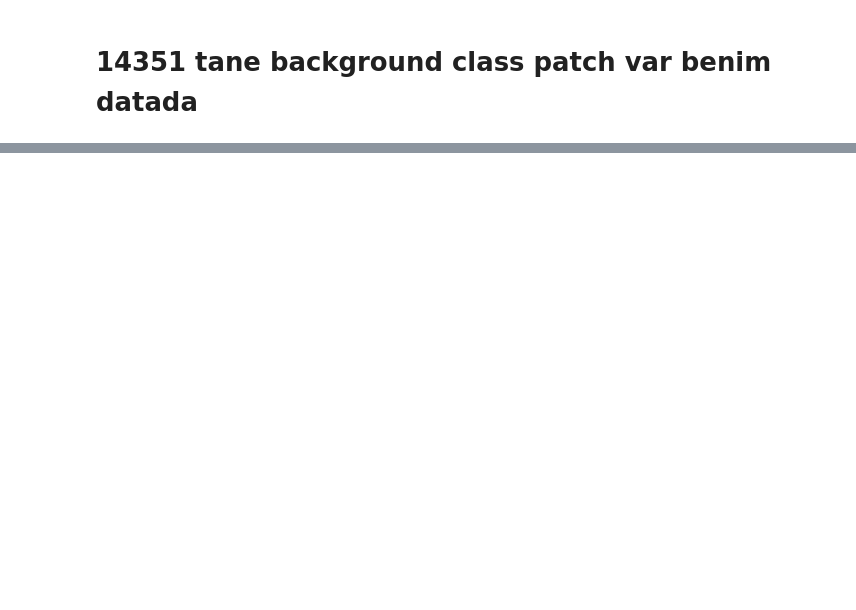
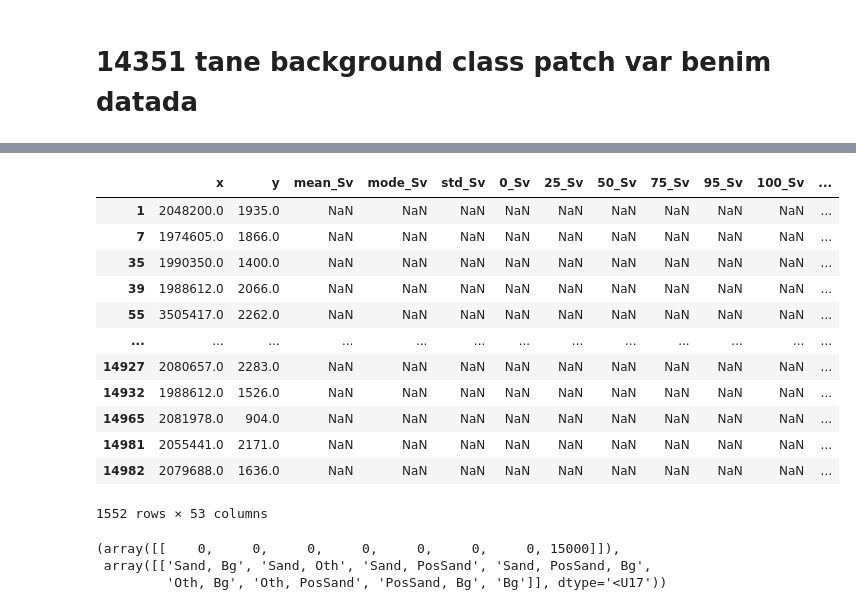
Before and after one commit to ahmetpala/UNET-Sampling, a Jupyter notebook: crimac_unet/Background Sampler.ipynb, the cells around one changed output, grey strips where cells are left out. Drawn from its saved outputs; the diff is of its cells as text; code cells hidden in the pictures; blank space fills up the shorter version.

```diff
--- a/crimac_unet/Background Sampler.ipynb
+++ b/crimac_unet/Background Sampler.ipynb
@@ -190,0 +364,55 @@ mean Sandeel Sv = nan  median Sandeel Sv = nan
+# %%
+data[:,16] = 256 * 256 - (data[:, 12] + data[:, 13] + data[:, 14] + data[:, 15]) # nop_bg correction
+#np.savetxt("Sv_BGSAMPLER_modified_patch_data.csv", data, delimiter=",")
+BG_Sv_data = np.loadtxt('Sv_BGSAMPLER_modified_patch_data.csv', delimiter=",")
+
+pdata = pd.DataFrame(BG_Sv_data)
+
+names_modified = ['x', 'y', 'mean_Sv', 'mode_Sv', 'std_Sv',
+                  '0_Sv', '25_Sv', '50_Sv', '75_Sv', '95_Sv', '100_Sv',
+                  'nop_below_seabed', 'nop_other', 'nop_sandeel', 'nop_possandeel', 'nop_nan','nop_background',
+                  'mean_other', 'mode_other', 'std_other',
+                  '0_Other', '25_Other', '50_Other', '75_Other', '95_Other', '100_Other',
+                  'mean_sandeel', 'mode_sandeel', 'std_sandeel',
+                  '0_sandeel', '25_sandeel', '50_sandeel', '75_sandeel', '95_sandeel', '100_sandeel',
+                  'mean_psandeel', 'mode_psandeel', 'std_psandeel',
+                  '0_psandeel', '25_psandeel', '50_psandeel', '75_psandeel', '95_psandeel', '100_psandeel',
+                  'mean_bg', 'mode_bg', 'std_bg',
+                  '0_bg', '25_bg', '50_bg', '75_bg', '95_bg', '100_bg']
+pdata.columns = names_modified
+pdata[pdata['nop_nan']>=65536]
+#pdata.info()
+# %% [output]
+|  | x | y | mean_Sv | mode_Sv | std_Sv | 0_Sv | 25_Sv | 50_Sv | 75_Sv | 95_Sv | 100_Sv | ... |
+| 1 | 2048200.0 | 1935.0 | NaN | NaN | NaN | NaN | NaN | NaN | NaN | NaN | NaN | ... |
+| 7 | 1974605.0 | 1866.0 | NaN | NaN | NaN | NaN | NaN | NaN | NaN | NaN | NaN | ... |
+| 35 | 1990350.0 | 1400.0 | NaN | NaN | NaN | NaN | NaN | NaN | NaN | NaN | NaN | ... |
+| 39 | 1988612.0 | 2066.0 | NaN | NaN | NaN | NaN | NaN | NaN | NaN | NaN | NaN | ... |
+| 55 | 3505417.0 | 2262.0 | NaN | NaN | NaN | NaN | NaN | NaN | NaN | NaN | NaN | ... |
+| ... | ... | ... | ... | ... | ... | ... | ... | ... | ... | ... | ... | ... |
+| 14927 | 2080657.0 | 2283.0 | NaN | NaN | NaN | NaN | NaN | NaN | NaN | NaN | NaN | ... |
+| 14932 | 1988612.0 | 1526.0 | NaN | NaN | NaN | NaN | NaN | NaN | NaN | NaN | NaN | ... |
+| 14965 | 2081978.0 | 904.0 | NaN | NaN | NaN | NaN | NaN | NaN | NaN | NaN | NaN | ... |
+| 14981 | 2055441.0 | 2171.0 | NaN | NaN | NaN | NaN | NaN | NaN | NaN | NaN | NaN | ... |
+| 14982 | 2079688.0 | 1636.0 | NaN | NaN | NaN | NaN | NaN | NaN | NaN | NaN | NaN | ... |
+1552 rows × 53 columns
+# %%
+sb = len(pdata[(pdata['nop_sandeel'] >0) & (pdata['nop_other']==0) & (pdata['nop_possandeel']==0)]) # Sandeel + Background
+so = len(pdata[(pdata['nop_sandeel'] >0) & (pdata['nop_other']>0) & (pdata['nop_possandeel']==0)]) # Sandeel + Other
+sp = len(pdata[(pdata['nop_sandeel'] >0) & (pdata['nop_other']==0) & (pdata['nop_possandeel']>0)]) # Sandeel + Possandeel
+spo = len(pdata[(pdata['nop_sandeel'] >0) & (pdata['nop_other']>0) & (pdata['nop_possandeel']>0)]) # Sandeel + Possandeel + Other
+
+ob = len(pdata[(pdata['nop_sandeel'] ==0) & (pdata['nop_other']>0) & (pdata['nop_possandeel']==0)]) # Other + Background
+op = len(pdata[(pdata['nop_sandeel'] ==0) & (pdata['nop_other']>0) & (pdata['nop_possandeel']>0)]) # Other + Possandeel
+pb = len(pdata[(pdata['nop_sandeel'] ==0) & (pdata['nop_other']==0) & (pdata['nop_possandeel']>0)]) # Possandeel + Background
+
+b = len(pdata[(pdata['nop_sandeel'] ==0) & (pdata['nop_other']==0) & (pdata['nop_possandeel']==0)]) # Possandeel + Background
+
+info = np.array([sb, so, sp, spo, ob, op, pb, b], ndmin = 2)
+names = np.array(['Sand, Bg', 'Sand, Oth', 'Sand, PosSand', 'Sand, PosSand, Bg',
+                      'Oth, Bg', 'Oth, PosSand', 'PosSand, Bg', 'Bg'], ndmin = 2)
+info, names
+# %% [output]
+(array([[    0,     0,     0,     0,     0,     0,     0, 15000]]),
+ array([['Sand, Bg', 'Sand, Oth', 'Sand, PosSand', 'Sand, PosSand, Bg',
+         'Oth, Bg', 'Oth, PosSand', 'PosSand, Bg', 'Bg']], dtype='<U17'))
```
Also changed, not shown: parts of 18 cells of this notebook, 2 other files.
